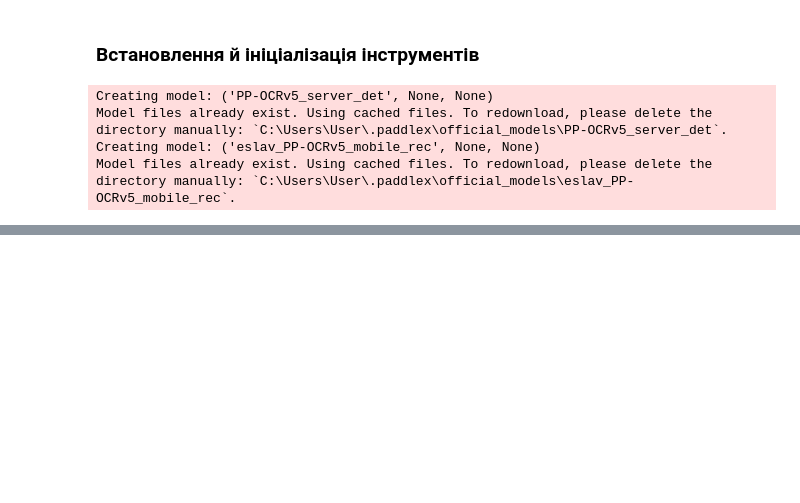
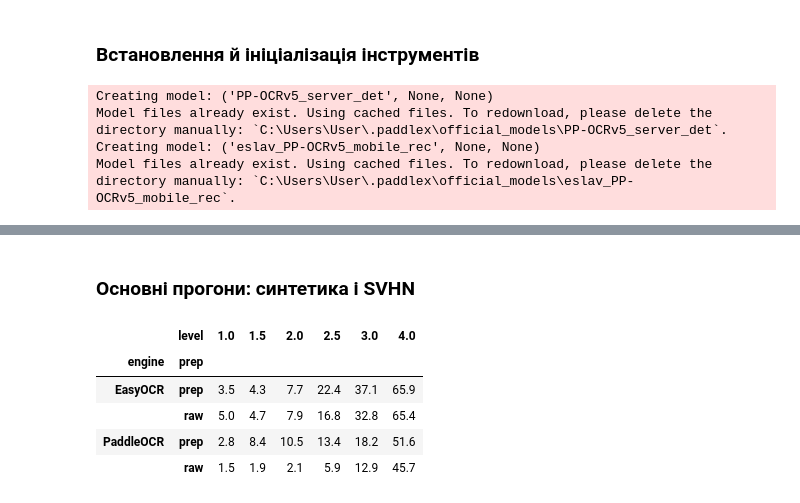
Before and after one commit to anh3lina/lab3_ocr, a Jupyter notebook: lab3_code.ipynb, the cells around one changed output, grey strips where cells are left out. Drawn from its saved outputs; the diff is of its cells as text; code cells hidden in the pictures; blank space fills up the shorter version.

Commit message:
run ocr on all datasets

```diff
--- a/lab3_code.ipynb
+++ b/lab3_code.ipynb
@@ -234,0 +336,30 @@ Model files already exist. Using cached files. To redownload, please delete the
+# %% [markdown]
+### Основні прогони: синтетика і SVHN
+# %%
+def run(dataset, digits=False, gray=True):
+    rows = []
+    for r in dataset.itertuples():
+        img = cv2.imread(r.path, cv2.IMREAD_GRAYSCALE if gray else cv2.IMREAD_COLOR)
+        for eng, fn in ENGINES.items():
+            for prep_name, steps in PREP.items():
+                text, conf, sec = fn(preprocess(img, steps))
+                gt, pred = (digits_only(r.gt), digits_only(text)) if digits else (r.gt, text)
+                rows.append({"path": r.path, "level": getattr(r, "level", None),
+                             "engine": eng, "prep": prep_name, "gt": gt, "pred": pred,
+                             "conf": conf, "sec": sec,
+                             "cer": cer(gt, pred), "wer": wer(gt, pred)})
+    return pd.DataFrame(rows)
+
+res = run(ds)                                     # 240 × 2 × 2 = 960
+res.to_csv("results.csv", index=False)
+res_svhn = run(svhn, digits=True, gray=False)     # 100 × 2 × 2 = 400
+res_svhn.to_csv("results_svhn.csv", index=False)
+
+(res.pivot_table(index=["engine", "prep"], columns="level", values="cer") * 100).round(1)
+# %% [output]
+|  | level | 1.0 | 1.5 | 2.0 | 2.5 | 3.0 | 4.0 |
+| engine | prep |  |  |  |  |  |  |
+| EasyOCR | prep | 3.5 | 4.3 | 7.7 | 22.4 | 37.1 | 65.9 |
+|  | raw | 5.0 | 4.7 | 7.9 | 16.8 | 32.8 | 65.4 |
+| PaddleOCR | prep | 2.8 | 8.4 | 10.5 | 13.4 | 18.2 | 51.6 |
+|  | raw | 1.5 | 1.9 | 2.1 | 5.9 | 12.9 | 45.7 |
```
Also changed, not shown: parts of 30 cells of this notebook, 4 other files.
